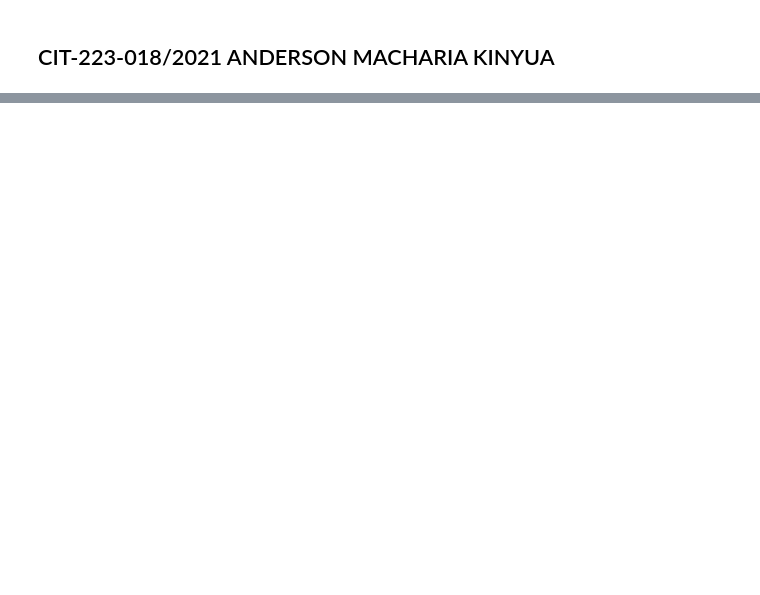
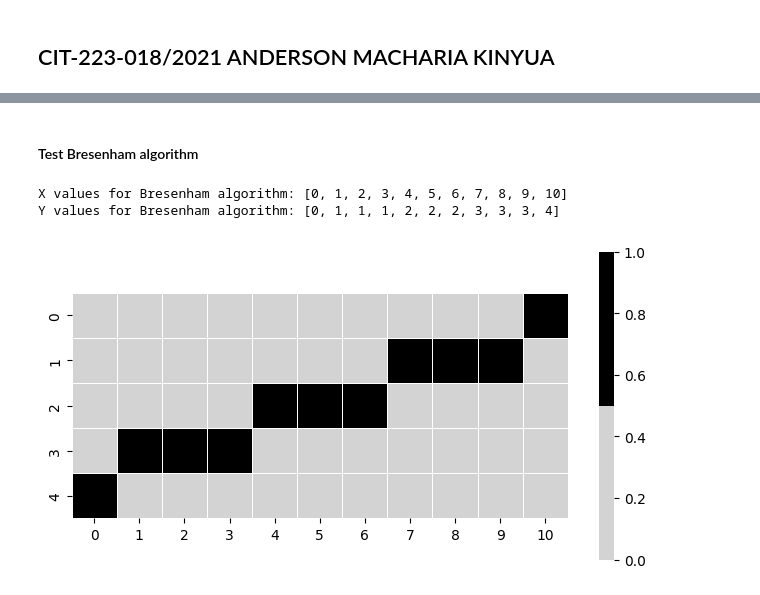
Before and after one commit to Mach-web/line_drawing_algorithms, a Jupyter notebook: Line Drawing Algorithms.ipynb, the cells around one changed output, grey strips where cells are left out. Saved outputs shown, nothing was run; the diff lists cells and outputs as text; code cells hidden in the pictures; blank space fills up the shorter version.

```diff
--- a/Line Drawing Algorithms.ipynb
+++ b/Line Drawing Algorithms.ipynb
@@ -115,10 +120,10 @@ class line_drawing_algorithms:
                 y_values.append(y)
                 P += change_y
         # Print out the values in our table
-        print(f"X values for Brese: {x_values}")
-        print("Y values to be plotted: {}".format(y_values))
+        print(f"X values for Bresenham algorithm: {x_values}")
+        print("Y values for Bresenham algorithm: {}".format(y_values))
         # Call the function to draw the line
-        self.drawing(x_values, y_values, "DDA")
+        self.drawing(x_values, y_values, "Bresenham")
 
     def drawing(self, x_values, y_values, title):
         x = [int(i) for i in x_values]
@@ -207,0 +203,9 @@ Y values to be plotted: [0, 0.0, 1.0, 2.0, 2.0, 2.0, 3.0, 4.0, 4.0, 4.0, 5.0]
+# %% [markdown]
+#### Test Bresenham algorithm
+# %%
+test4 = line_drawing_algorithms((0, 0), (10, 5))
+test4.bresenham()
+# %% [output]
+X values for Bresenham algorithm: [0, 1, 2, 3, 4, 5, 6, 7, 8, 9, 10]
+Y values for Bresenham algorithm: [0, 1, 1, 1, 2, 2, 2, 3, 3, 3, 4]
+[figure, added]
```
Also changed, not shown: parts of 16 cells of this notebook.
